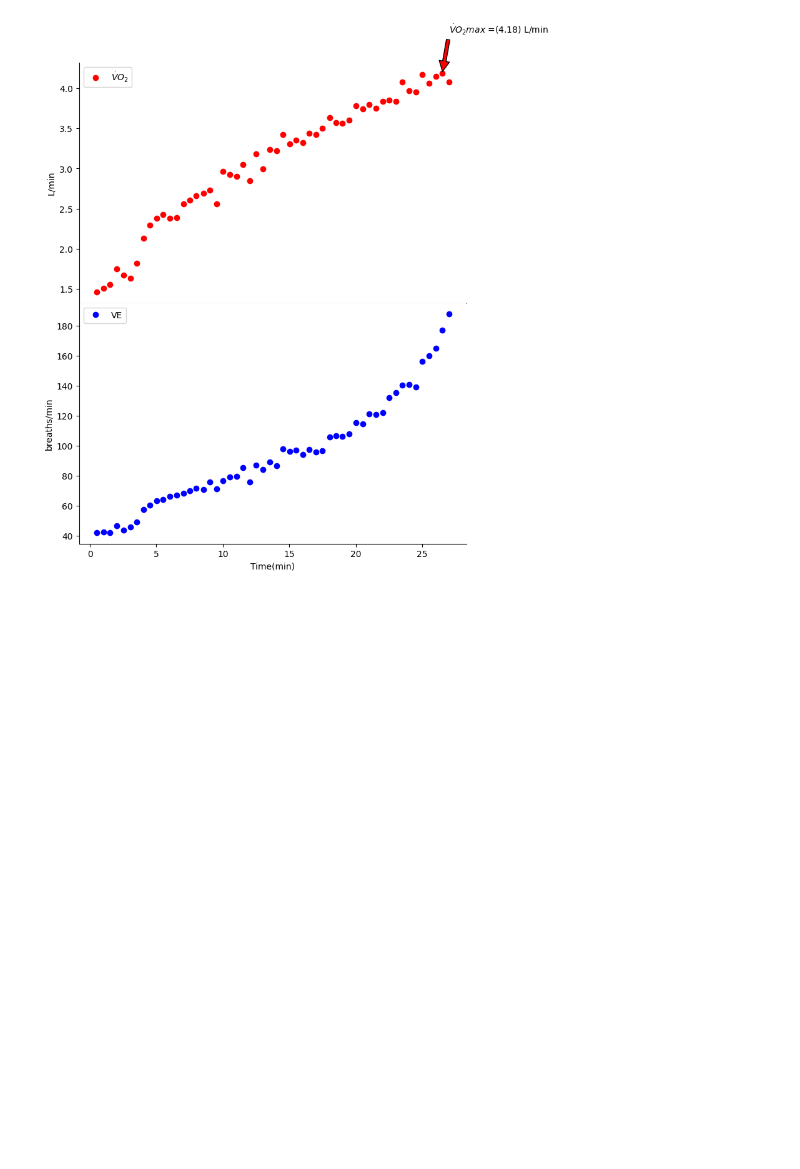
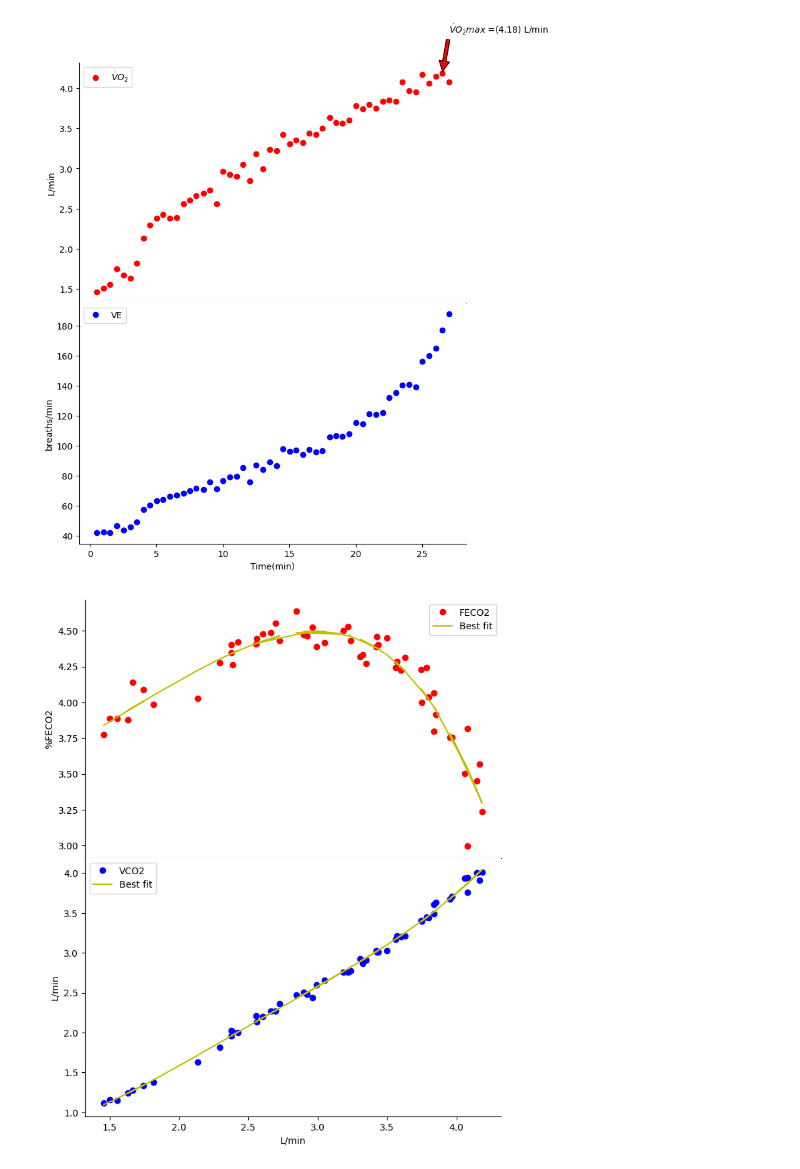
Before and after one commit to kim-soheee/KNES381, a Jupyter notebook: kim-soheee-python-assignment.ipynb, the cells around one changed output. Drawn from its saved outputs; the diff is of its cells as text; code cells hidden in the pictures; blank space fills up the shorter version.

Commit message:
Separated subplots into 2 figures and made a "best line fit"

```diff
--- a/kim-soheee-python-assignment.ipynb
+++ b/kim-soheee-python-assignment.ipynb
@@ -30,60 +1,92 @@ for dirname, _, filenames in os.walk('/kaggle/input'):
 # %%
 ### Now all together in one code block that could run independently...
-# lets take care of importing everything we need at once
 
 import numpy as np # linear algebra
 import pandas as pd # data processing, CSV file I/O (e.g. pd.read_csv)
 import matplotlib.pyplot as plt
 
 # Lets read in our file now
-df = pd.read_csv('../input/datasets/drjohnholash/demo-knes381/subject_1232.csv', header=[0], skiprows=[1,2,3])
+df = pd.read_csv('/kaggle/input/datasets/drjohnholash/demo-knes381/subject_1232.csv', header=[0], skiprows=[1,2,3])
 
 # please note that while this is an output file from the parvo-metabolics cart we have
 # I have edited this data set and simplied the header file on it
 
 # rename our column headers
 df = df.rename(columns={'VE/': 'VE/VO2','VE/.1': 'VE/VCO2'})
 
 # simplify our terms to reduce future typing...
 # it is easier to write plot x, y than plot df['Time'], df['VO2']
 x = df['TIME']
 y = df['VO2']
 y1 = df['VE']
 
+VO2 = df['VO2']
+FECO2 = df['FECO2']
+VCO2 = df['VCO2']
+
 #Find VO2 max value
 ymax = max(y)
 
 # find the x position of the ymax value or where ymax occurs on the x axis
 xmax = x[y.argmax()]
 
-fig, ax = plt.subplots(2, 1, sharex=True, figsize=(8, 10)) # Note I increased the figure size here.
+fig1, ax1 = plt.subplots(2, 1, sharex=True, figsize=(8, 10)) # Note I increased the figure size here.
 
-# this line seperates the two plots...
-fig.subplots_adjust(hspace=0)
+fig1.subplots_adjust(hspace=0) #line separating 2 plots in subplot fig1
 
-# annotate the position of V02 max before plotting the value, we could do this later but why.
-
-ax[0].annotate('$\dot VO_2max$ =({}) L/min'.format(round(ymax, 2)),
+ax1[0].annotate('$\dot VO_2max$ =({}) L/min'.format(round(ymax, 2)),
                xy=(xmax, ymax), xytext=(xmax+.5, ymax+ .5),
                arrowprops=dict(facecolor='red', shrink= 0.05),
-                )
+                ) #annotate position of VO2max + arrow
 
-ax[0].plot(x, y, 'o', label=('$\dot VO_2$'), c='r' )
+#First plot of first figure
+ax1[0].plot(x, y, 'o', label=('$\dot VO_2$'), c='r' )
 # in the line of code below I hide the top and right black bars serrounding the plot for APA format.
-ax[0].spines[['right', 'top']].set_visible(False)
-ax[0].set(ylabel=('L/min'))
-ax[0].legend()
+ax1[0].spines[['right', 'top']].set_visible(False)
+ax1[0].set(ylabel=('L/min'))
+ax1[0].legend()
 #note all these set features could be added in one line but reading it would be difficult
 
-# Second plot of values down from the top
-ax[1].plot(x, y1, 'o', label=('VE'), c='b')
-ax[1].spines[['top', 'right']].set_visible(False)
-ax[1].set(ylabel=('breaths/min'))
-ax[1].set(xlabel=('Time(min)'))
-ax[1].legend()
+# Second plot of first figure
+ax1[1].plot(x, y1, 'o', label=('VE'), c='b')
+ax1[1].spines[['top', 'right']].set_visible(False)
+ax1[1].set(ylabel=('breaths/min'))
+ax1[1].set(xlabel=('Time(min)'))
+ax1[1].legend()
+
+fig2, ax2 = plt.subplots(2, 1, sharex=True, figsize=(8, 10)) # Note fig size increase
+fig2.subplots_adjust(hspace=0) #line separating 2 plots in subplot fig2
+
+# First plot of second figure
+# Line of best fit for FECO2 vs VO2
+polycoef1 = np.polyfit(VO2, FECO2, 4) #quartic polynomial
+FECO2_fit = np.polyval(polycoef1, VO2)
+
+ax2[0].plot(VO2, FECO2, 'o', label=('FECO2'), c='r')
+ax2[0].plot(VO2, FECO2_fit, '-', label='Best fit', c='y') #line of best fit
+ax2[0].spines[['top', 'right']].set_visible(False)
+ax2[0].set(ylabel=('%FECO2'))
+ax2[0].set(xlabel=('L/min'))
+ax2[0].legend()
+
+#Second plot of second figure
+# Line of best fit for VCO2 vs VO2
+polycoef2 = np.polyfit(VO2, VCO2, 4) #quartic polynomial
+VCO2_fit = np.polyval(polycoef2, VO2)
+
+ax2[1].plot(VO2, VCO2, 'o', label=('VCO2'), c='b')
+ax2[1].plot(VO2, VCO2_fit, '-', label='Best fit', c='y') #line of best fit
+ax2[1].spines[['top', 'right']].set_visible(False)
+ax2[1].set(ylabel=('L/min'))
+ax2[1].set(xlabel=('L/min'))
+ax2[1].legend()
 
 # save the figure before we show it... or it will be blank
-fig.savefig("VO2-VE-4.png", dpi=300, bbox_inches = "tight")
-fig.show()
+fig1.savefig("VO2-VE-Time.png", dpi=300, bbox_inches = "tight")
+fig1.show()
+
+fig2.savefig("FECO2-VCO2-VO2.png", dpi=300, bbox_inches = "tight")
+fig2.show()
 # %% [output]
 [figure]
+[figure, added]
```
Also changed, not shown: parts of 1 cell of this notebook.
